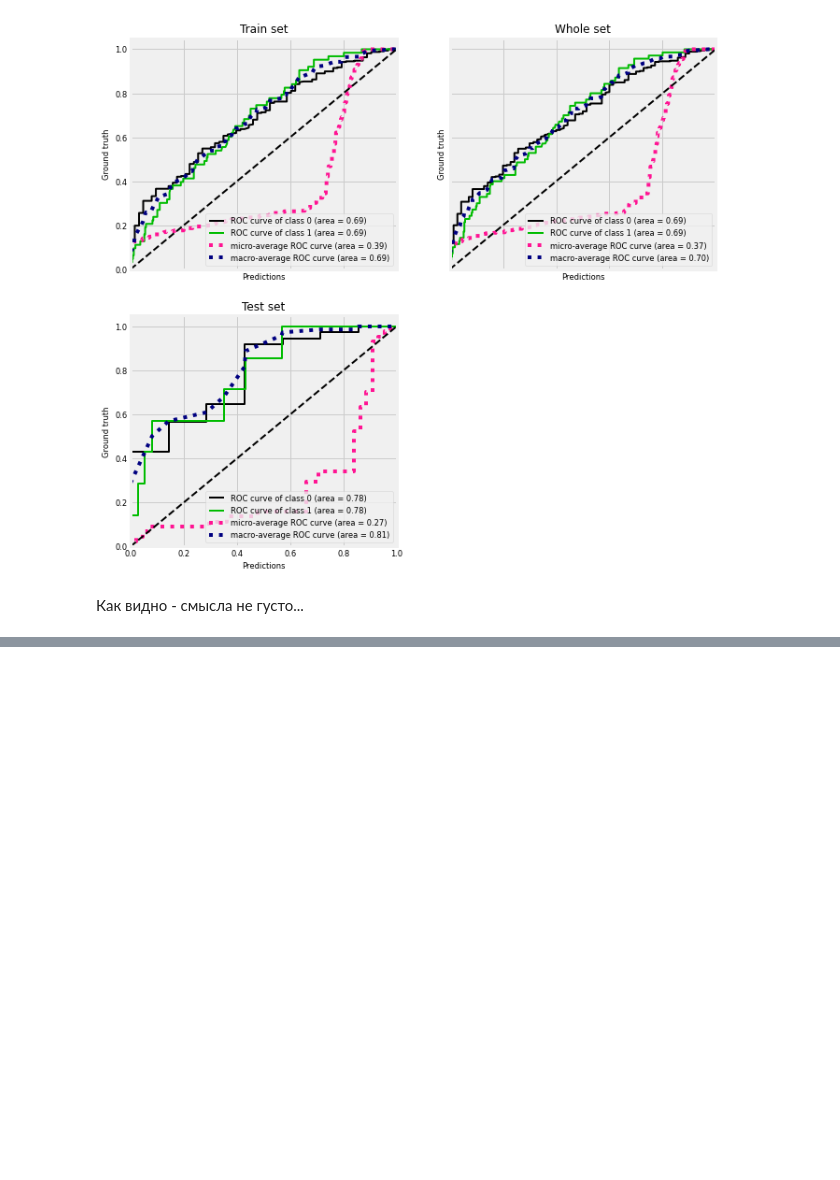
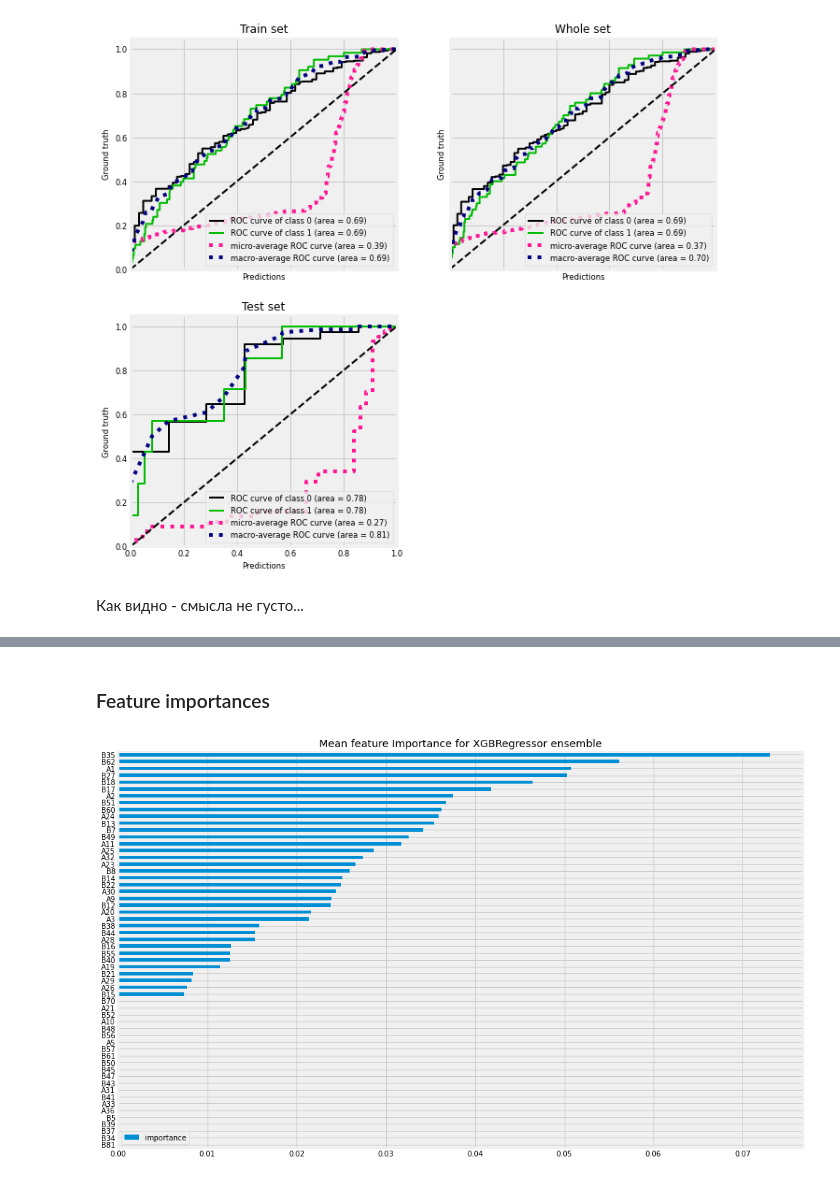
Before and after one commit to EmpyEmpt/Anemia-modeling, a Jupyter notebook: modeling.ipynb, the cells around one changed output, grey strips where cells are left out. Saved outputs shown, nothing was run; the diff lists cells and outputs as text; code cells hidden in the pictures; blank space fills up the shorter version.

```diff
--- a/modeling.ipynb
+++ b/modeling.ipynb
@@ -742,0 +765,20 @@ len(x_test.columns)
+# %% [markdown]
+### Feature importances
+# %%
+def plot_feature_importances(name, ensemble):
+    res = []
+    for clf in ensemble:
+        res.append(clf.feature_importances_)
+
+    res = np.array(res)
+
+    fig, ax = plt.subplots(figsize = (15,10))
+    fi = pd.DataFrame(data=np.mean(res, axis=0),
+                      index=ensemble[0].feature_names_in_,
+                    columns=['importance'])
+    fi.sort_values('importance').plot(kind='barh', title=f'Mean feature Importance for {name} ensemble', ax = ax)
+    plt.show()
+# %%
+plot_feature_importances('XGBRegressor', xgb_ensemble)
+# %% [output]
+[figure, added]
```
Also changed, not shown: parts of 29 cells of this notebook.
